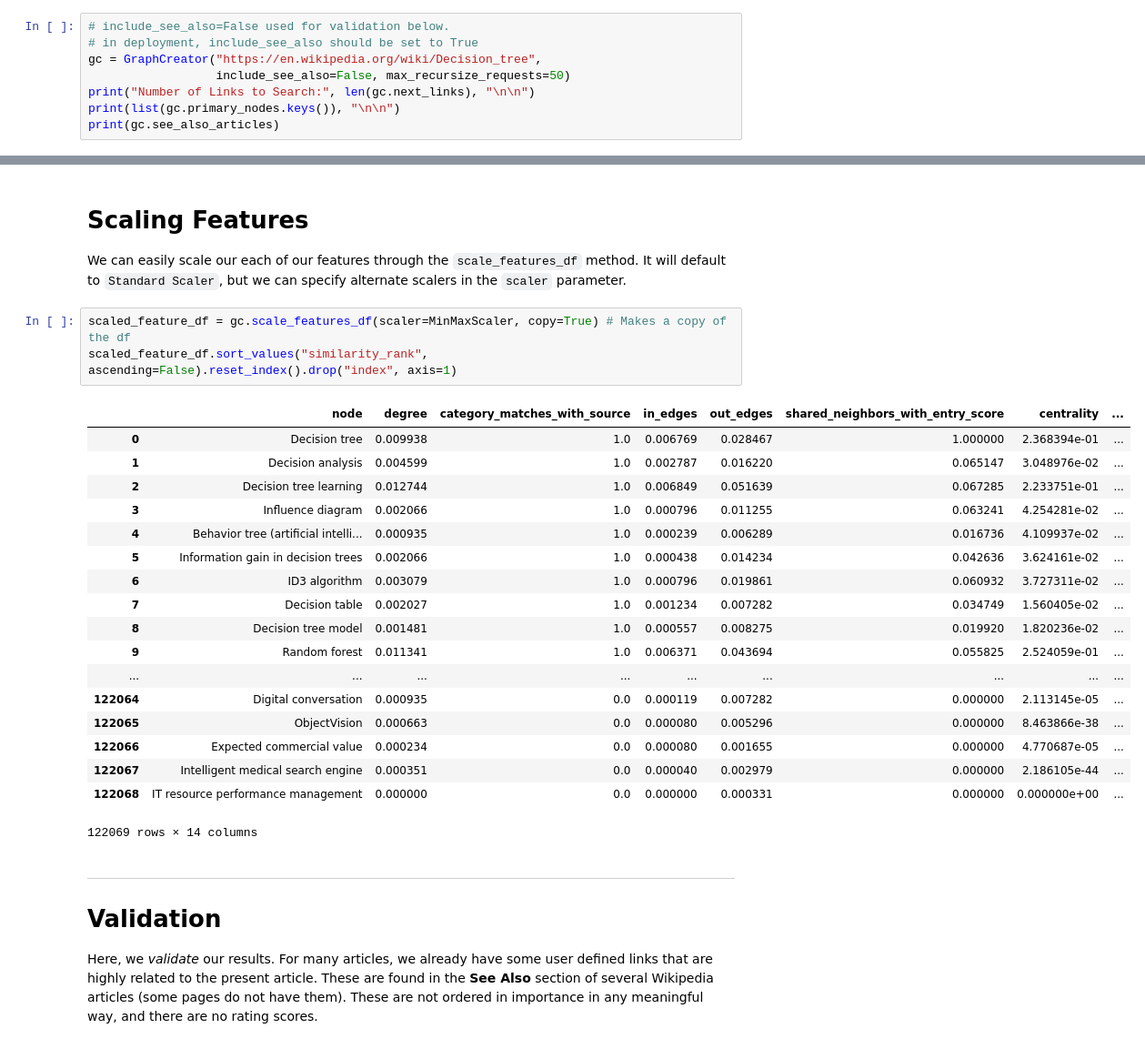
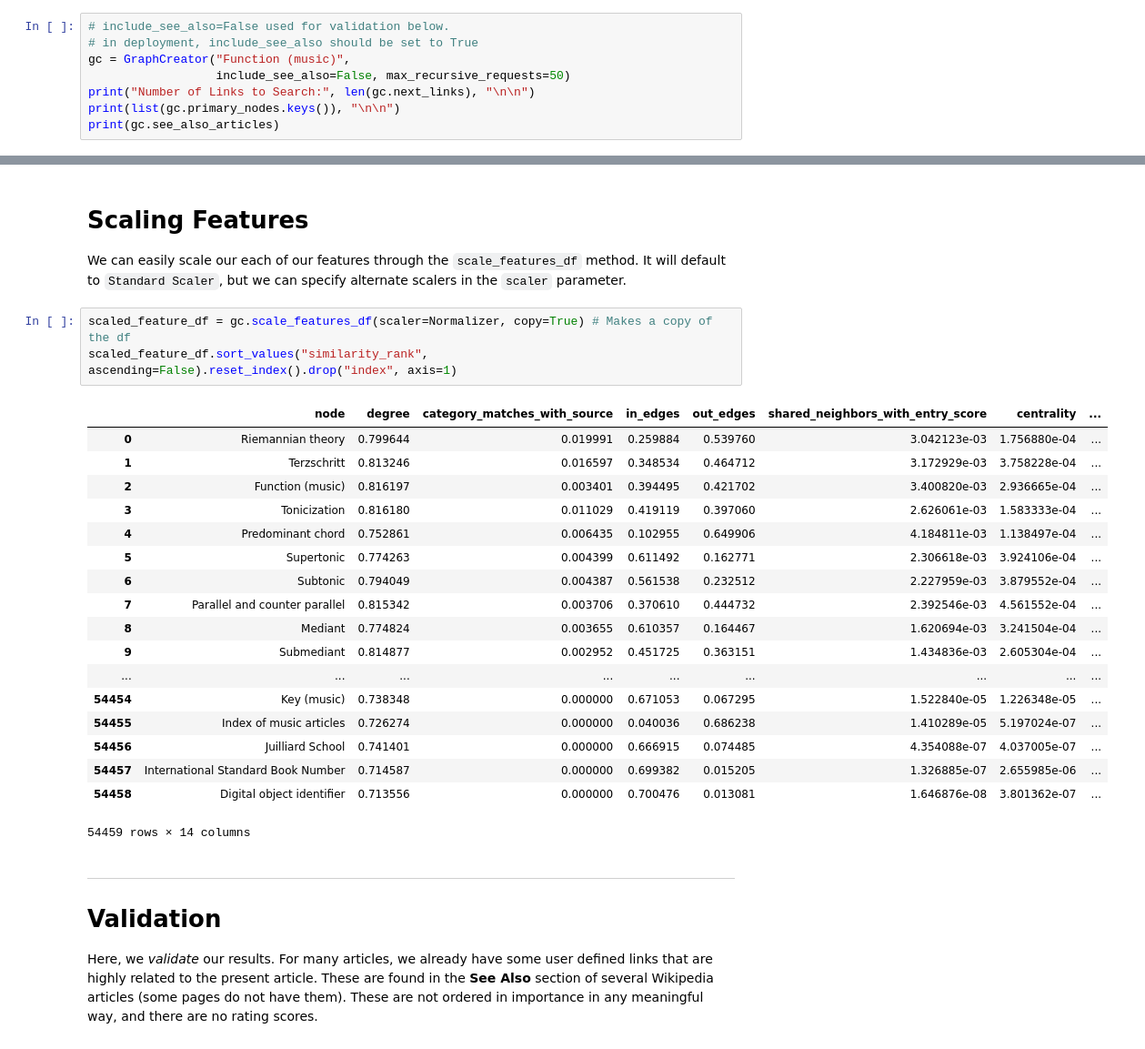
Before and after one commit to QED0711/wiki_learn, a Jupyter notebook: notebooks/GraphCreator.ipynb, the cells around one changed output, grey strips where cells are left out. Shown at 91% size. Drawn from its saved outputs; the diff is of its cells as text.

```diff
--- a/notebooks/GraphCreator.ipynb
+++ b/notebooks/GraphCreator.ipynb
@@ -21,8 +21,8 @@ from evaluations import *
 # %%
 # include_see_also=False used for validation below.
 # in deployment, include_see_also should be set to True
-gc = GraphCreator("https://en.wikipedia.org/wiki/Decision_tree",
-                  include_see_also=False, max_recursize_requests=50)
+gc = GraphCreator("Function (music)",
+                  include_see_also=False, max_recursive_requests=50)
 print("Number of Links to Search:", len(gc.next_links), "\n\n")
 print(list(gc.primary_nodes.keys()), "\n\n")
 print(gc.see_also_articles)
@@ -92,27 +99,27 @@ gc.features_df.sort_values("similarity_rank", ascending=False).head(10)
 
 We can easily scale our each of our features through the `scale_features_df` method. It will default to `Standard Scaler`, but we can specify alternate scalers in the `scaler` parameter.
 # %%
-scaled_feature_df = gc.scale_features_df(scaler=MinMaxScaler, copy=True) # Makes a copy of the df
+scaled_feature_df = gc.scale_features_df(scaler=Normalizer, copy=True) # Makes a copy of the df
 scaled_feature_df.sort_values("similarity_rank", ascending=False).reset_index().drop("index", axis=1)
 # %% [output]
 |  | node | degree | category_matches_with_source | in_edges | out_edges | shared_neighbors_with_entry_score | centrality | ... |
-| 0 | Decision tree | 0.009938 | 1.0 | 0.006769 | 0.028467 | 1.000000 | 2.368394e-01 | ... |
-| 1 | Decision analysis | 0.004599 | 1.0 | 0.002787 | 0.016220 | 0.065147 | 3.048976e-02 | ... |
-| 2 | Decision tree learning | 0.012744 | 1.0 | 0.006849 | 0.051639 | 0.067285 | 2.233751e-01 | ... |
-| 3 | Influence diagram | 0.002066 | 1.0 | 0.000796 | 0.011255 | 0.063241 | 4.254281e-02 | ... |
-| 4 | Behavior tree (artificial intelli... | 0.000935 | 1.0 | 0.000239 | 0.006289 | 0.016736 | 4.109937e-02 | ... |
-| 5 | Information gain in decision trees | 0.002066 | 1.0 | 0.000438 | 0.014234 | 0.042636 | 3.624161e-02 | ... |
-| 6 | ID3 algorithm | 0.003079 | 1.0 | 0.000796 | 0.019861 | 0.060932 | 3.727311e-02 | ... |
-| 7 | Decision table | 0.002027 | 1.0 | 0.001234 | 0.007282 | 0.034749 | 1.560405e-02 | ... |
-| 8 | Decision tree model | 0.001481 | 1.0 | 0.000557 | 0.008275 | 0.019920 | 1.820236e-02 | ... |
-| 9 | Random forest | 0.011341 | 1.0 | 0.006371 | 0.043694 | 0.055825 | 2.524059e-01 | ... |
+| 0 | Riemannian theory | 0.799644 | 0.019991 | 0.259884 | 0.539760 | 3.042123e-03 | 1.756880e-04 | ... |
+| 1 | Terzschritt | 0.813246 | 0.016597 | 0.348534 | 0.464712 | 3.172929e-03 | 3.758228e-04 | ... |
+| 2 | Function (music) | 0.816197 | 0.003401 | 0.394495 | 0.421702 | 3.400820e-03 | 2.936665e-04 | ... |
+| 3 | Tonicization | 0.816180 | 0.011029 | 0.419119 | 0.397060 | 2.626061e-03 | 1.583333e-04 | ... |
+| 4 | Predominant chord | 0.752861 | 0.006435 | 0.102955 | 0.649906 | 4.184811e-03 | 1.138497e-04 | ... |
+| 5 | Supertonic | 0.774263 | 0.004399 | 0.611492 | 0.162771 | 2.306618e-03 | 3.924106e-04 | ... |
+| 6 | Subtonic | 0.794049 | 0.004387 | 0.561538 | 0.232512 | 2.227959e-03 | 3.879552e-04 | ... |
+| 7 | Parallel and counter parallel | 0.815342 | 0.003706 | 0.370610 | 0.444732 | 2.392546e-03 | 4.561552e-04 | ... |
+| 8 | Mediant | 0.774824 | 0.003655 | 0.610357 | 0.164467 | 1.620694e-03 | 3.241504e-04 | ... |
+| 9 | Submediant | 0.814877 | 0.002952 | 0.451725 | 0.363151 | 1.434836e-03 | 2.605304e-04 | ... |
 | ... | ... | ... | ... | ... | ... | ... | ... | ... |
-| 122064 | Digital conversation | 0.000935 | 0.0 | 0.000119 | 0.007282 | 0.000000 | 2.113145e-05 | ... |
-| 122065 | ObjectVision | 0.000663 | 0.0 | 0.000080 | 0.005296 | 0.000000 | 8.463866e-38 | ... |
-| 122066 | Expected commercial value | 0.000234 | 0.0 | 0.000080 | 0.001655 | 0.000000 | 4.770687e-05 | ... |
-| 122067 | Intelligent medical search engine | 0.000351 | 0.0 | 0.000040 | 0.002979 | 0.000000 | 2.186105e-44 | ... |
-| 122068 | IT resource performance management | 0.000000 | 0.0 | 0.000000 | 0.000331 | 0.000000 | 0.000000e+00 | ... |
+| 54454 | Key (music) | 0.738348 | 0.000000 | 0.671053 | 0.067295 | 1.522840e-05 | 1.226348e-05 | ... |
+| 54455 | Index of music articles | 0.726274 | 0.000000 | 0.040036 | 0.686238 | 1.410289e-05 | 5.197024e-07 | ... |
+| 54456 | Juilliard School | 0.741401 | 0.000000 | 0.666915 | 0.074485 | 4.354088e-07 | 4.037005e-07 | ... |
+| 54457 | International Standard Book Number | 0.714587 | 0.000000 | 0.699382 | 0.015205 | 1.326885e-07 | 2.655985e-06 | ... |
+| 54458 | Digital object identifier | 0.713556 | 0.000000 | 0.700476 | 0.013081 | 1.646876e-08 | 3.801362e-07 | ... |
-122069 rows × 14 columns
+54459 rows × 14 columns
 # %% [markdown]
 ___
 # Validation
```
Also changed, not shown: parts of 5 cells of this notebook, 5 other files.
